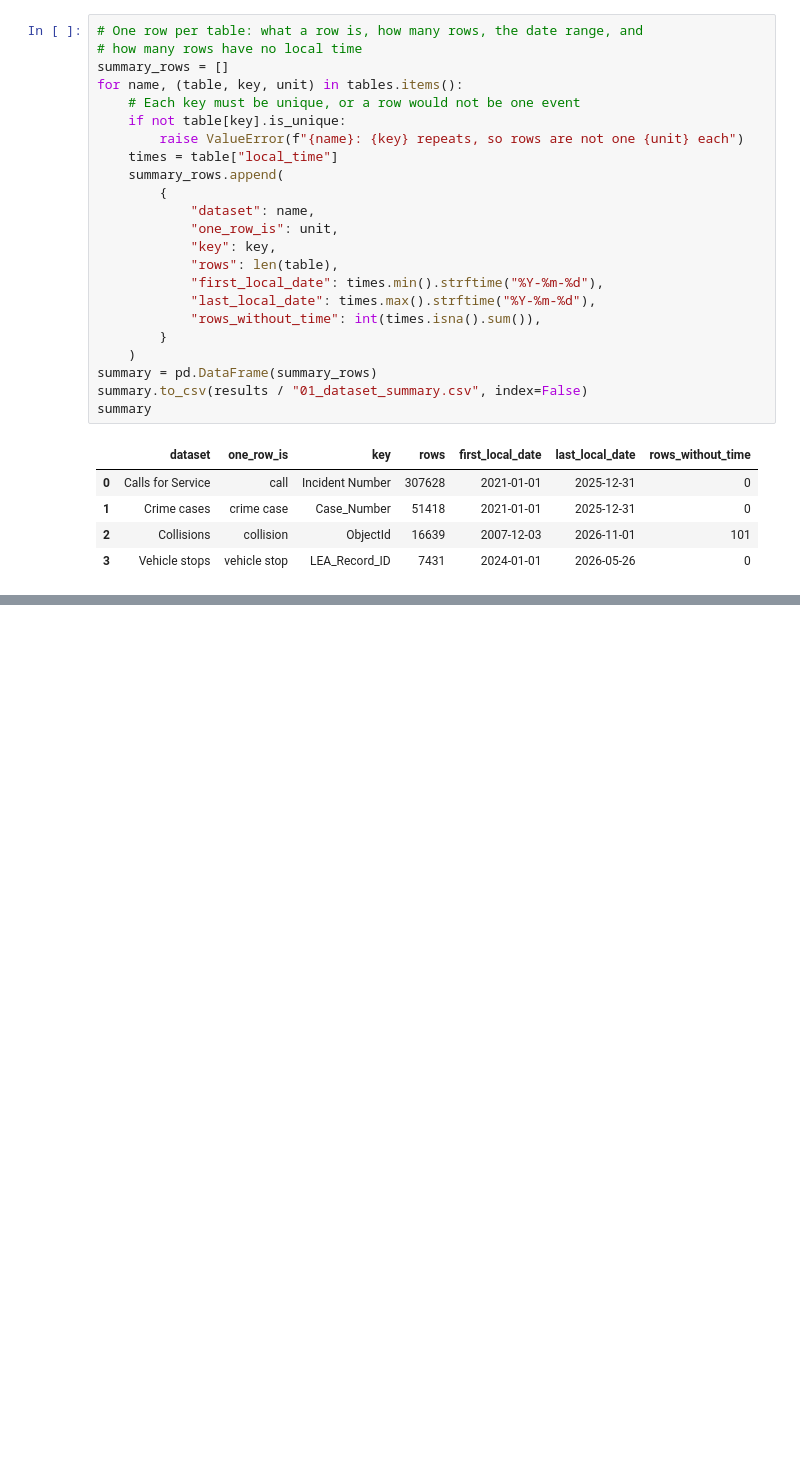
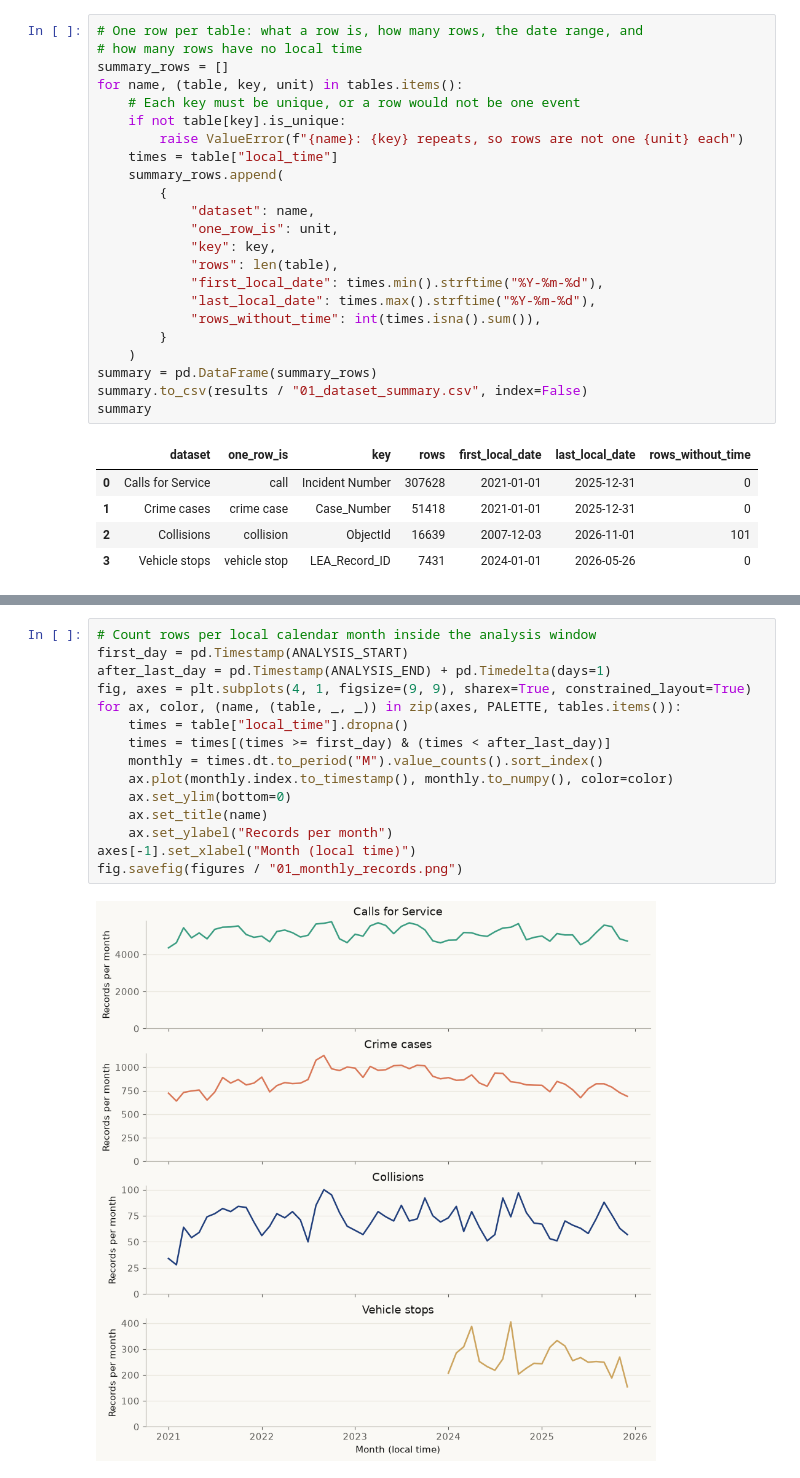
Before and after one commit to UCB-stat159-f26/final-project-team-16, a Jupyter notebook: notebooks/01_data_overview.ipynb, the cells around one changed output, grey strips where cells are left out. Drawn from its saved outputs; the diff is of its cells as text; blank space fills up the shorter version.

Commit message:
Plot monthly record counts of each table in the analysis window

```diff
--- a/notebooks/01_data_overview.ipynb
+++ b/notebooks/01_data_overview.ipynb
@@ -64,0 +71,17 @@ summary
+# %%
+# Count rows per local calendar month inside the analysis window
+first_day = pd.Timestamp(ANALYSIS_START)
+after_last_day = pd.Timestamp(ANALYSIS_END) + pd.Timedelta(days=1)
+fig, axes = plt.subplots(4, 1, figsize=(9, 9), sharex=True, constrained_layout=True)
+for ax, color, (name, (table, _, _)) in zip(axes, PALETTE, tables.items()):
+    times = table["local_time"].dropna()
+    times = times[(times >= first_day) & (times < after_last_day)]
+    monthly = times.dt.to_period("M").value_counts().sort_index()
+    ax.plot(monthly.index.to_timestamp(), monthly.to_numpy(), color=color)
+    ax.set_ylim(bottom=0)
+    ax.set_title(name)
+    ax.set_ylabel("Records per month")
+axes[-1].set_xlabel("Month (local time)")
+fig.savefig(figures / "01_monthly_records.png")
+# %% [output]
+[figure, added]
```
Also changed, not shown: parts of 2 cells of this notebook, 1 other file.
